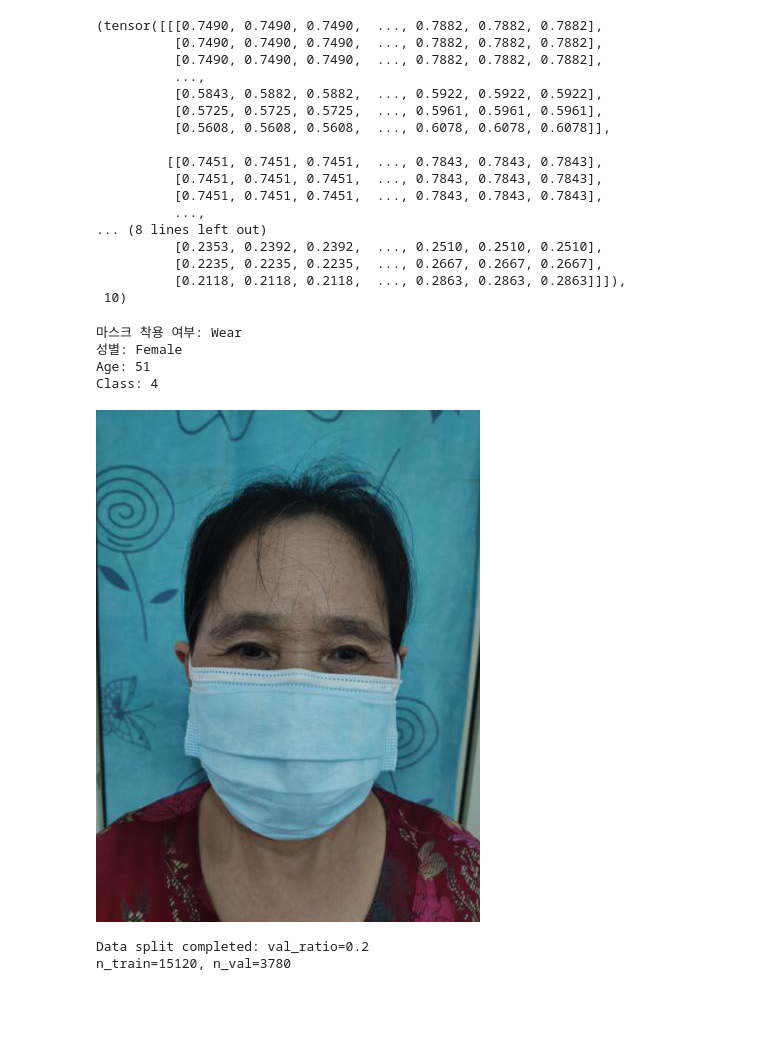
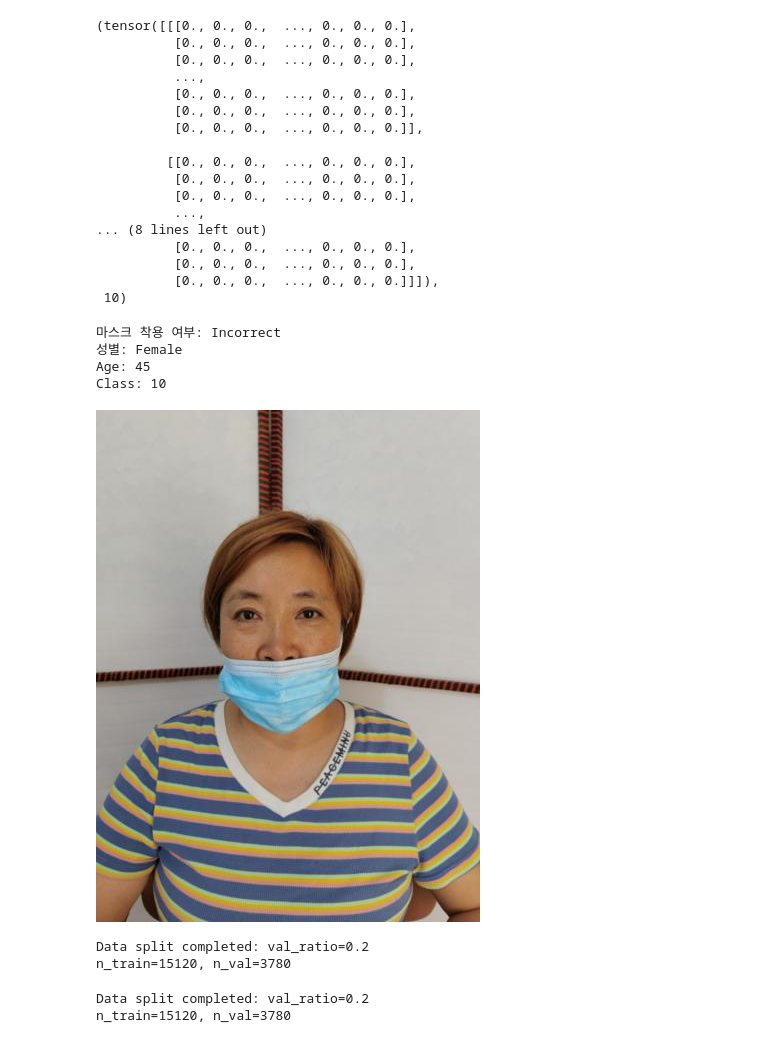
Before and after one commit to boostcampaitech3/level1-image-classification-level1-recsys-08, a Jupyter notebook: code/dataset.ipynb, the cells around one changed output. Cells and saved outputs as stored; diff of their text form; code cells hidden in the pictures; blank space fills up the shorter version.

```diff
--- a/code/dataset.ipynb
+++ b/code/dataset.ipynb
@@ -133,39 +134,63 @@ class MaskDataset(Dataset):
             print(f'{n_train=}, {n_val=}')
             return train_set, val_set
 # %%
-train_transform = transforms.Compose([transforms.ToTensor()])
+train_transform = transforms.Compose([transforms.ToTensor(),transforms.RandomRotation(degrees = 15),transforms.RandomVerticalFlip(p=0.5)])
 # %%
 a = MaskDataset(data_dir=data_dir,transforms=train_transform, adj_csv = True)
 # %%
 a[0]
 # %% [output]
-(tensor([[[0.7490, 0.7490, 0.7490,  ..., 0.7882, 0.7882, 0.7882],
-          [0.7490, 0.7490, 0.7490,  ..., 0.7882, 0.7882, 0.7882],
-          [0.7490, 0.7490, 0.7490,  ..., 0.7882, 0.7882, 0.7882],
+(tensor([[[0., 0., 0.,  ..., 0., 0., 0.],
+          [0., 0., 0.,  ..., 0., 0., 0.],
+          [0., 0., 0.,  ..., 0., 0., 0.],
           ...,
-          [0.5843, 0.5882, 0.5882,  ..., 0.5922, 0.5922, 0.5922],
-          [0.5725, 0.5725, 0.5725,  ..., 0.5961, 0.5961, 0.5961],
-          [0.5608, 0.5608, 0.5608,  ..., 0.6078, 0.6078, 0.6078]],
+          [0., 0., 0.,  ..., 0., 0., 0.],
+          [0., 0., 0.,  ..., 0., 0., 0.],
+          [0., 0., 0.,  ..., 0., 0., 0.]],
 
-         [[0.7451, 0.7451, 0.7451,  ..., 0.7843, 0.7843, 0.7843],
-          [0.7451, 0.7451, 0.7451,  ..., 0.7843, 0.7843, 0.7843],
-          [0.7451, 0.7451, 0.7451,  ..., 0.7843, 0.7843, 0.7843],
+         [[0., 0., 0.,  ..., 0., 0., 0.],
+          [0., 0., 0.,  ..., 0., 0., 0.],
+          [0., 0., 0.,  ..., 0., 0., 0.],
           ...,
 ... (8 lines left out)
-          [0.2353, 0.2392, 0.2392,  ..., 0.2510, 0.2510, 0.2510],
-          [0.2235, 0.2235, 0.2235,  ..., 0.2667, 0.2667, 0.2667],
-          [0.2118, 0.2118, 0.2118,  ..., 0.2863, 0.2863, 0.2863]]]),
+          [0., 0., 0.,  ..., 0., 0., 0.],
+          [0., 0., 0.,  ..., 0., 0., 0.],
+          [0., 0., 0.,  ..., 0., 0., 0.]]]),
  10)
 # %%
-a.read_image(1556)
+a.read_image(0)
 # %% [output]
-마스크 착용 여부: Wear
+마스크 착용 여부: Incorrect
 성별: Female
-Age: 51
-Class: 4
+Age: 45
+Class: 10
-[figure, old version]
+[figure, new version]
 # %%
 t,v = a.split_dataset()
 # %% [output]
 Data split completed: val_ratio=0.2
 n_train=15120, n_val=3780
+# %%
+dataset = MaskDataset(data_dir=data_dir,transforms=train_transform, adj_csv = True)
+batch_size = 64
+train_set, val_set = dataset.split_dataset()
+use_cuda = torch.cuda.is_available()
+
+train_loader = DataLoader(
+    train_set,
+    batch_size=batch_size,
+    shuffle=True,
+    pin_memory=use_cuda,
+    drop_last=True,
+)
+
+val_loader = DataLoader(
+    val_set,
+    batch_size=batch_size,
+    shuffle=False,
+    pin_memory=use_cuda,
+    drop_last=True,
+)
+# %% [output]
+Data split completed: val_ratio=0.2
+n_train=15120, n_val=3780
```
Also changed, not shown: parts of 3 cells of this notebook, 6 other files.
